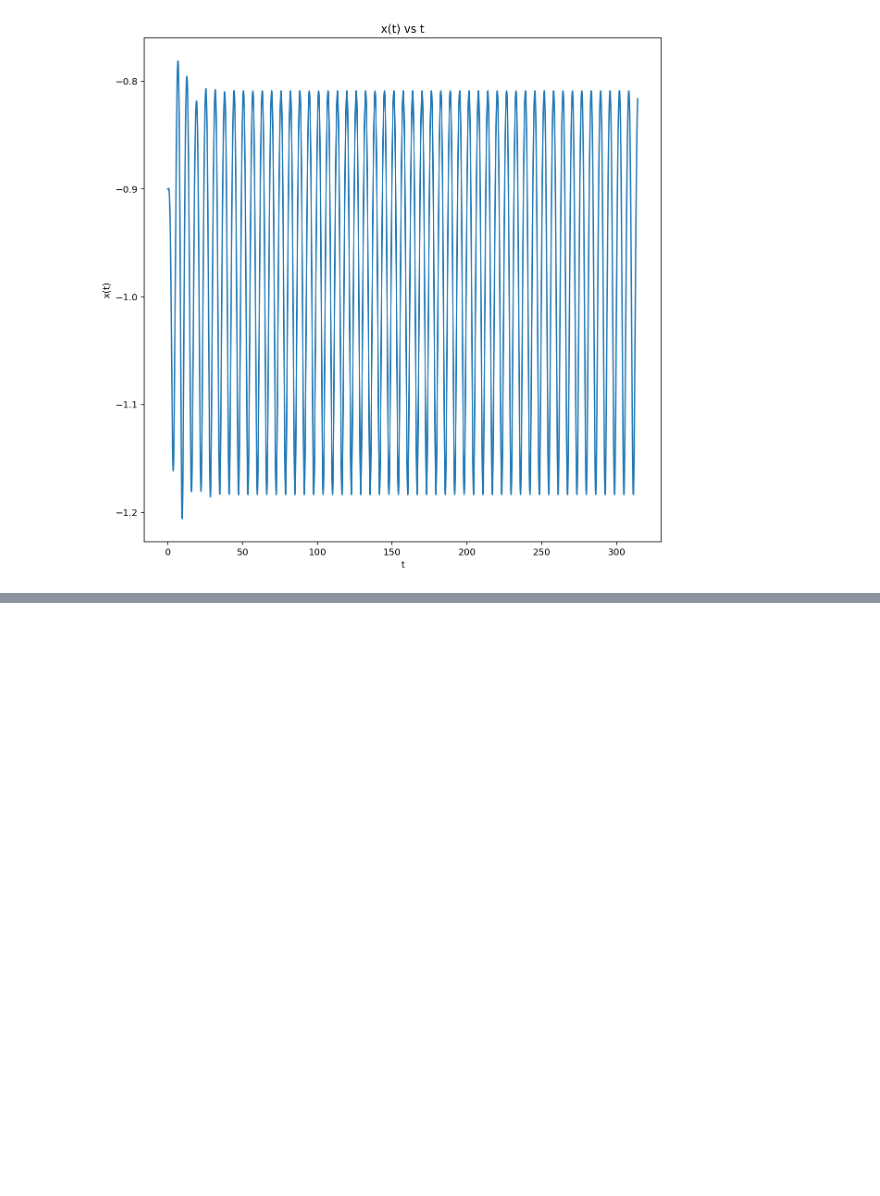
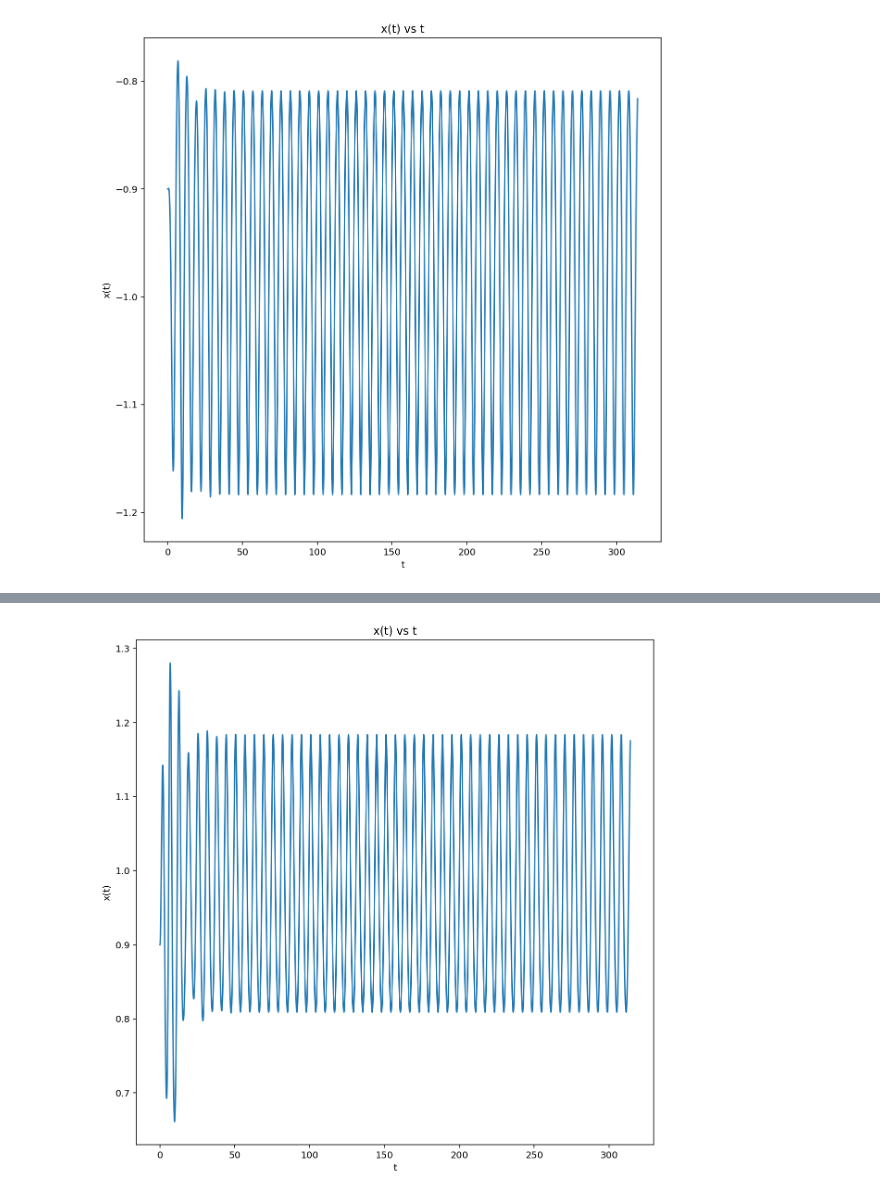
Before and after one commit to chapman-phys220-2018s/cw-12-phys220, a Jupyter notebook: cw12-duffing.ipynb, the cells around one changed output, grey strips where cells are left out. Cells and saved outputs as stored; diff of their text form; code cells hidden in the pictures; blank space fills up the shorter version.

```diff
--- a/cw12-duffing.ipynb
+++ b/cw12-duffing.ipynb
@@ -6,0 +37,4 @@ som.plot_x(-.9,0,.18,314159)
+# %%
+som.plot_x(.9,0,.18,314159)
+# %% [output]
+[figure, added]
```
Also changed, not shown: parts of 20 cells of this notebook, 1 other file.
